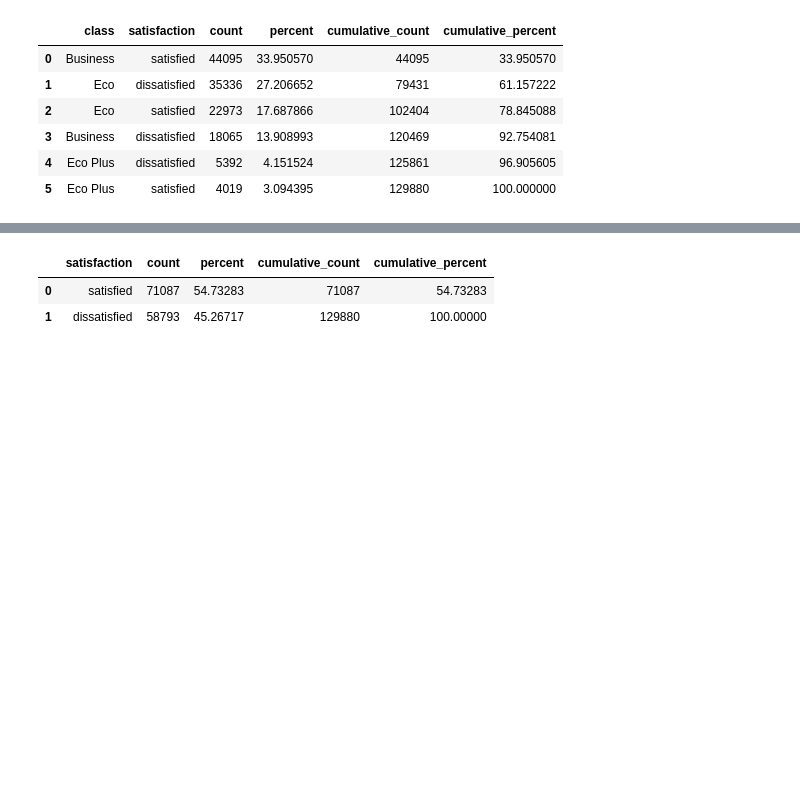
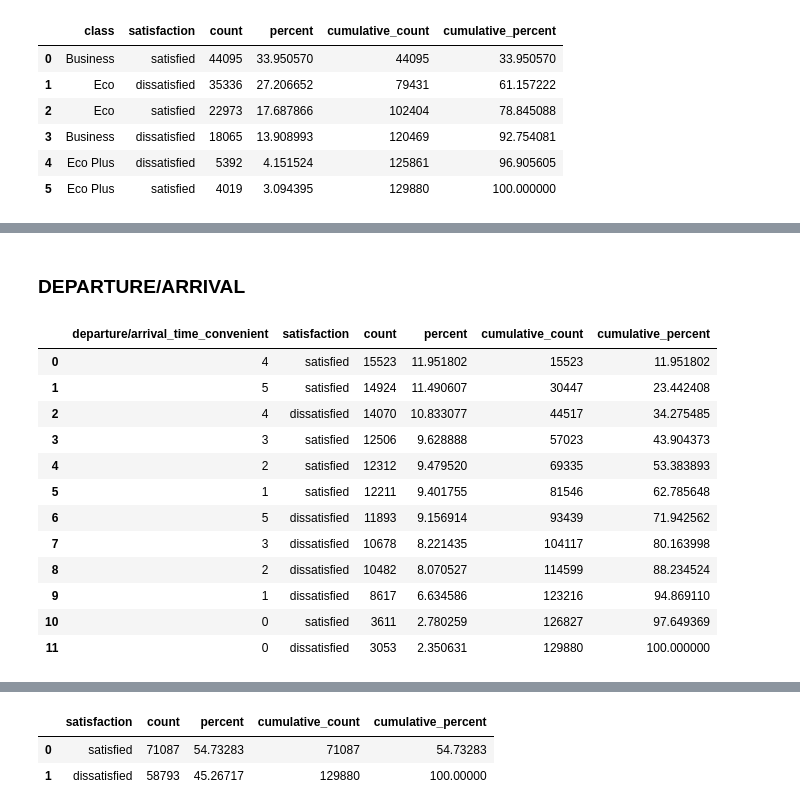
Before and after one commit to Adalab/promo_d_da_modulo3_sprint1_Estibaliz_Lorena, a Jupyter notebook: Regresión Logistica/pair_regresion_logistica2_preprocesado.ipynb, the cells around one changed output, grey strips where cells are left out. Drawn from its saved outputs; the diff is of its cells as text; code cells hidden in the pictures; blank space fills up the shorter version.

```diff
--- a/Regresión Logistica/pair_regresion_logistica2_preprocesado.ipynb
+++ b/Regresión Logistica/pair_regresion_logistica2_preprocesado.ipynb
@@ -286,0 +326,18 @@ df['class'] = df['class'].map(mapa_class)
+# %% [markdown]
+### DEPARTURE/ARRIVAL
+# %%
+df.stb.freq(['departure/arrival_time_convenient', 'satisfaction'])
+# %% [output]
+|  | departure/arrival_time_convenient | satisfaction | count | percent | cumulative_count | cumulative_percent |
+| 0 | 4 | satisfied | 15523 | 11.951802 | 15523 | 11.951802 |
+| 1 | 5 | satisfied | 14924 | 11.490607 | 30447 | 23.442408 |
+| 2 | 4 | dissatisfied | 14070 | 10.833077 | 44517 | 34.275485 |
+| 3 | 3 | satisfied | 12506 | 9.628888 | 57023 | 43.904373 |
+| 4 | 2 | satisfied | 12312 | 9.479520 | 69335 | 53.383893 |
+| 5 | 1 | satisfied | 12211 | 9.401755 | 81546 | 62.785648 |
+| 6 | 5 | dissatisfied | 11893 | 9.156914 | 93439 | 71.942562 |
+| 7 | 3 | dissatisfied | 10678 | 8.221435 | 104117 | 80.163998 |
+| 8 | 2 | dissatisfied | 10482 | 8.070527 | 114599 | 88.234524 |
+| 9 | 1 | dissatisfied | 8617 | 6.634586 | 123216 | 94.869110 |
+| 10 | 0 | satisfied | 3611 | 2.780259 | 126827 | 97.649369 |
+| 11 | 0 | dissatisfied | 3053 | 2.350631 | 129880 | 100.000000 |
```
Also changed, not shown: parts of 42 cells of this notebook.
